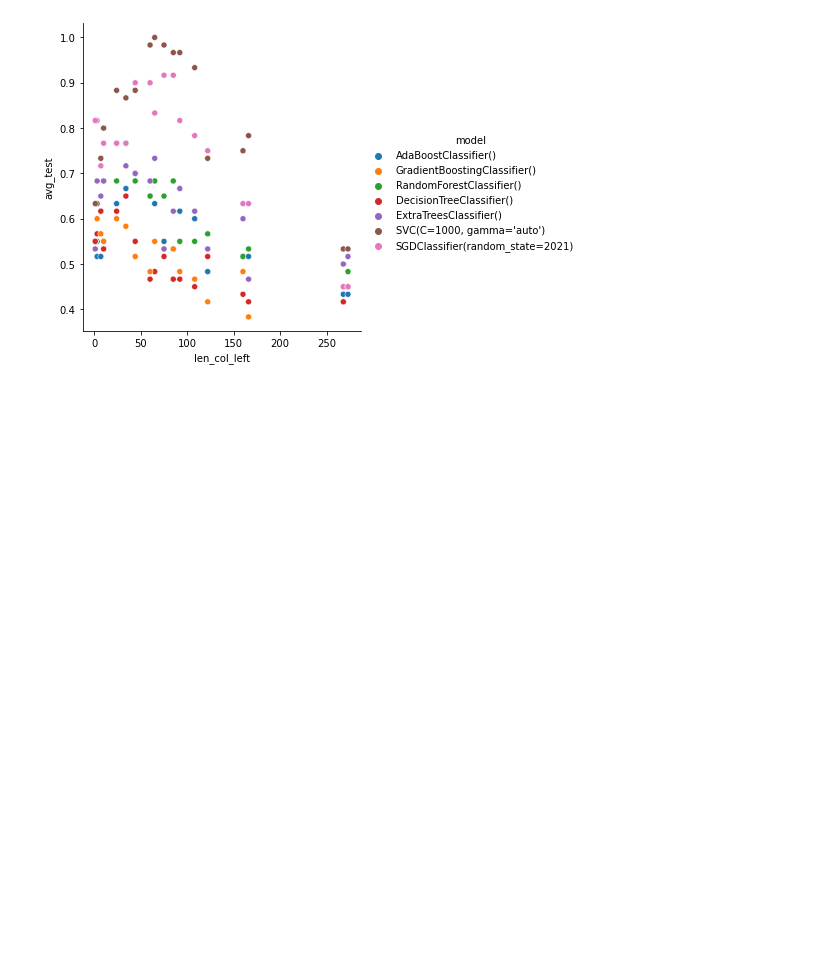
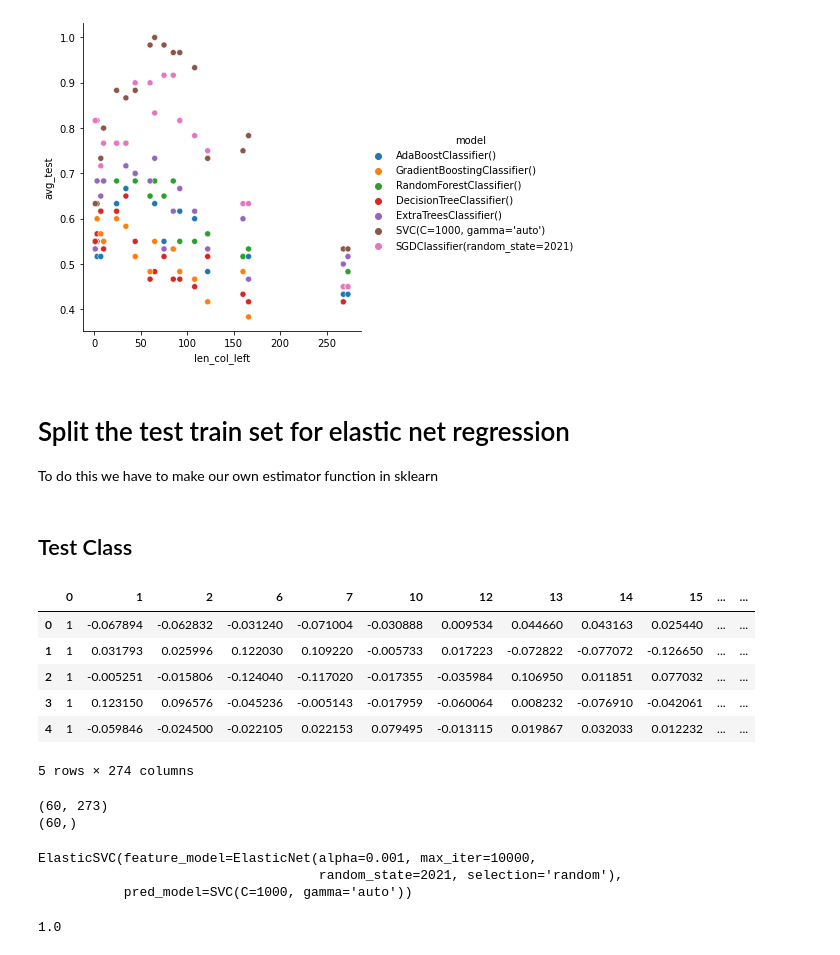
Before and after one commit to jplineb/Scratch-Work, a Jupyter notebook: SVM_brain/train_models.ipynb, the cells around one changed output. Cells and saved outputs as stored; diff of their text form; code cells hidden in the pictures; blank space fills up the shorter version.

Commit message:
created ElasticSVM model. Ran HP search

```diff
--- a/SVM_brain/train_models.ipynb
+++ b/SVM_brain/train_models.ipynb
@@ -289,3 +290,6 @@ sns.relplot(data=master_df, x='len_col_left', y='avg_test', hue='model')
 # %% [output]
 <seaborn.axisgrid.FacetGrid at 0x...>
 [figure]
+# %% [markdown]
+# Split the test train set for elastic net regression
+To do this we have to make our own estimator function in sklearn
@@ -291,0 +345,2 @@ sns.relplot(data=master_df, x='len_col_left', y='avg_test', hue='model')
+# %% [markdown]
+## Test Class
@@ -291,0 +351,31 @@ sns.relplot(data=master_df, x='len_col_left', y='avg_test', hue='model')
+# %%
+data_df = pd.read_csv('./data/eig_centrality.csv', header=None)
+data_df = data_df.loc[:, (data_df != 0).any(axis=0)] # drop columns with zeros
+data_df.head()
+# %% [output]
+|  | 0 | 1 | 2 | 6 | 7 | 10 | 12 | 13 | 14 | 15 | ... | ... |
+| 0 | 1 | -0.067894 | -0.062832 | -0.031240 | -0.071004 | -0.030888 | 0.009534 | 0.044660 | 0.043163 | 0.025440 | ... | ... |
+| 1 | 1 | 0.031793 | 0.025996 | 0.122030 | 0.109220 | -0.005733 | 0.017223 | -0.072822 | -0.077072 | -0.126650 | ... | ... |
+| 2 | 1 | -0.005251 | -0.015806 | -0.124040 | -0.117020 | -0.017355 | -0.035984 | 0.106950 | 0.011851 | 0.077032 | ... | ... |
+| 3 | 1 | 0.123150 | 0.096576 | -0.045236 | -0.005143 | -0.017959 | -0.060064 | 0.008232 | -0.076910 | -0.042061 | ... | ... |
+| 4 | 1 | -0.059846 | -0.024500 | -0.022105 | 0.022153 | 0.079495 | -0.013115 | 0.019867 | 0.032033 | 0.012232 | ... | ... |
+5 rows × 274 columns
+# %%
+X = abs(data_df.iloc[:,1:])
+y = data_df.iloc[:,0]
+
+print(X.shape)
+print(y.shape)
+# %% [output]
+(60, 273)
+(60,)
+# %%
+test_pipe.fit(X,y)
+# %% [output]
+ElasticSVC(feature_model=ElasticNet(alpha=0.001, max_iter=10000,
+                                    random_state=2021, selection='random'),
+           pred_model=SVC(C=1000, gamma='auto'))
+# %%
+test_pipe.score(X,y)
+# %% [output]
+1.0
```
Also changed, not shown: parts of 8 cells of this notebook, 7 other files.
